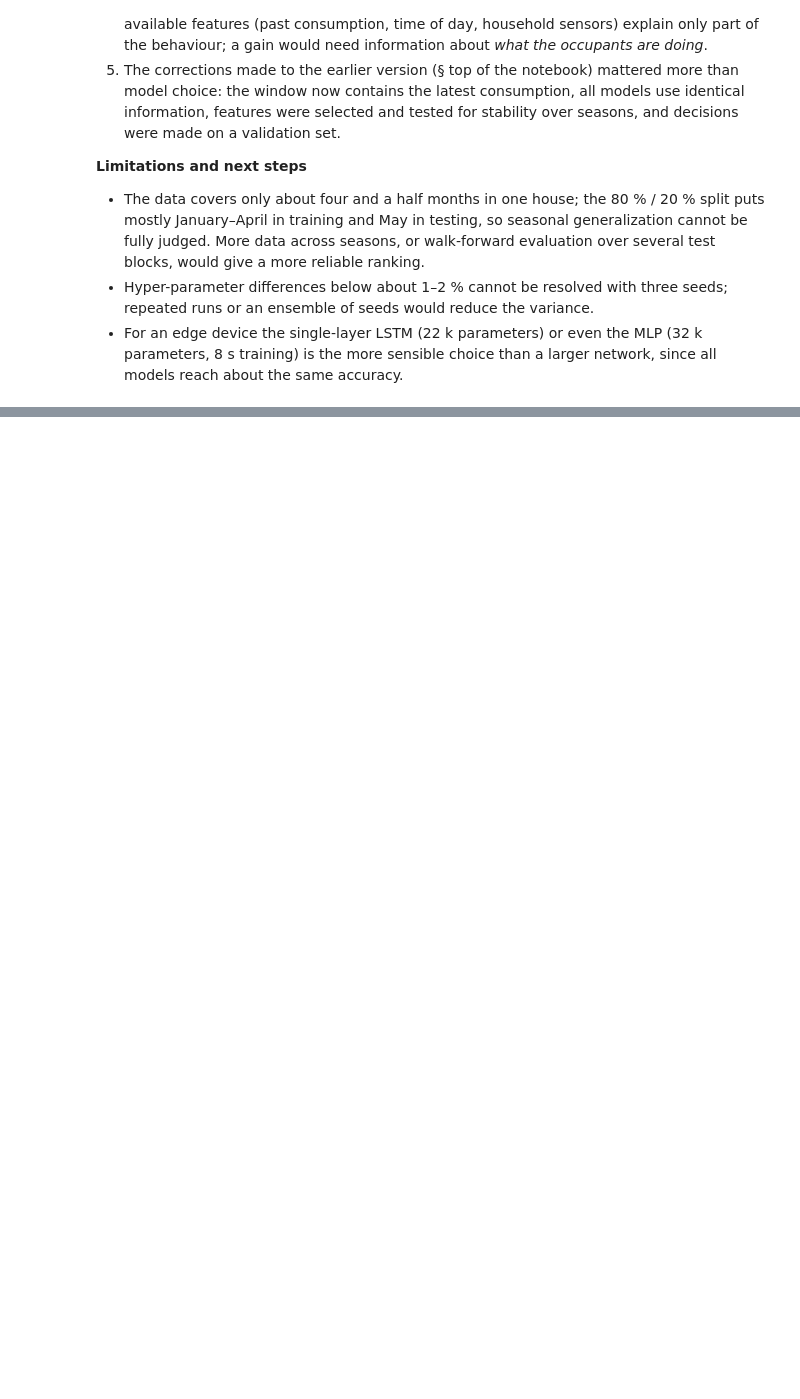
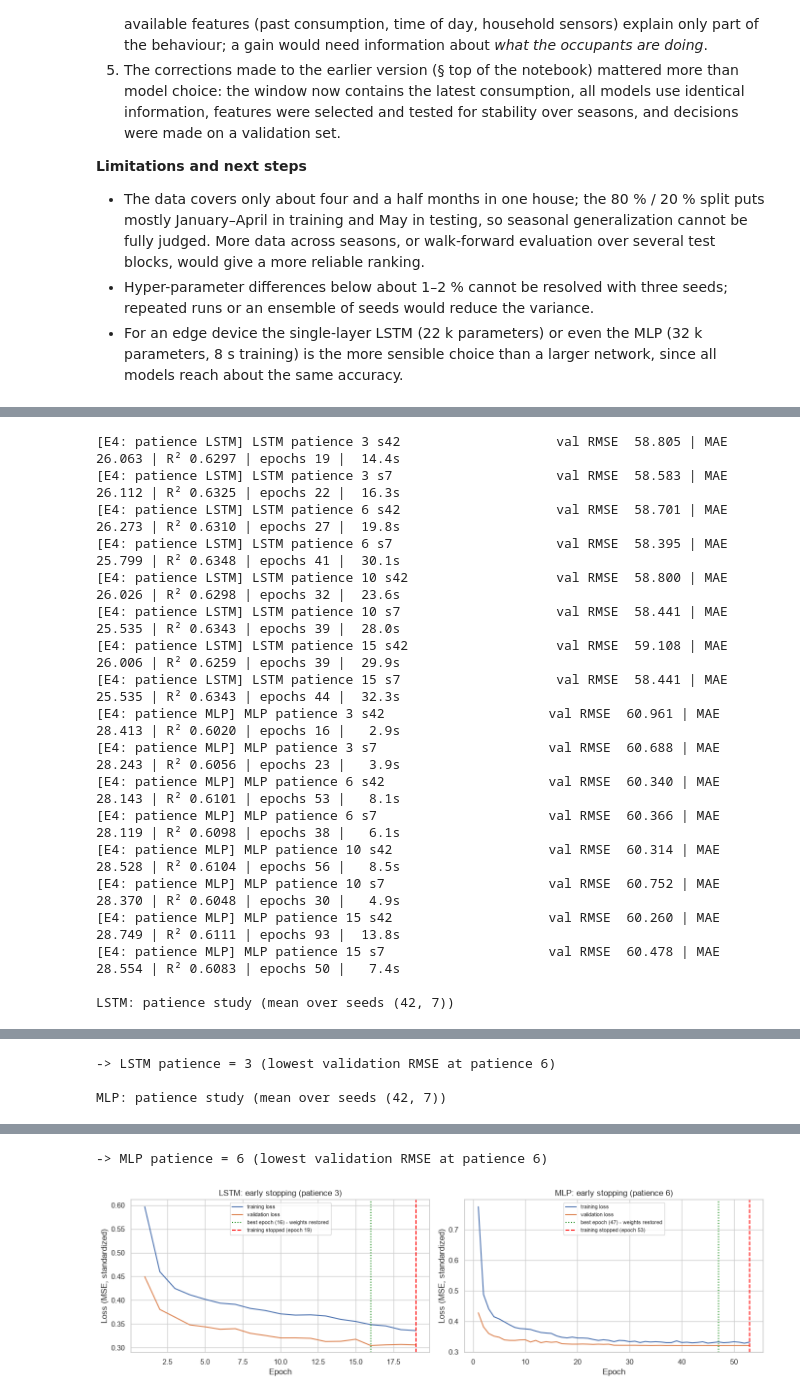
Before and after one commit to Dhanushka0626/Appliance-Energy-Prediction, a Jupyter notebook: Appliance_Energy_Prediction.ipynb, the cells around one changed output, grey strips where cells are left out. Cells and saved outputs as stored; diff of their text form; code cells hidden in the pictures; blank space fills up the shorter version.

```diff
--- a/Appliance_Energy_Prediction.ipynb
+++ b/Appliance_Energy_Prediction.ipynb
@@ -1641,0 +2052,58 @@ Saved: results/test_results.csv, results/validation_experiments.csv, results/bes
+# %%
+PATIENCES = [3, 6, 10, 15]
+patience_results = {}
+for family in FAMILIES:
+    rows = []
+    for pat in PATIENCES:
+        for seed in SWEEP_SEEDS:
+            r = run_experiment(f"E4: patience {family}", f"{family} patience {pat} s{seed}",
+                               {**tuned_cfg[family], "patience": pat, "max_epochs": EPOCH_CAP}, seed=seed)
+            rows.append({"patience": pat, "seed": seed, "RMSE": r["RMSE (Wh)"], "Epochs": r["Epochs"],
+                         "Best epoch": r["Best epoch"], "Time": r["Time (s)"]})
+    patience_results[family] = pd.DataFrame(rows)
+
+for family in FAMILIES:
+    summary = patience_results[family].groupby("patience").agg(**{"val RMSE (mean)": ("RMSE", "mean"), "val RMSE (std)": ("RMSE", "std"),
+                                                                "epochs used (mean)": ("Epochs", "mean"),
+                                                                "best epoch (mean)": ("Best epoch", "mean"), "time s (mean)": ("Time", "mean")})
+    print(f"\n{family}: patience study (mean over seeds {SWEEP_SEEDS})")
+    display(summary.round(3))
+    best_pat = summary["val RMSE (mean)"].idxmin()
+    # near-ties (within 0.5 %) -> the smaller patience (cheaper, less drift)
+    near = summary[summary["val RMSE (mean)"] <= summary["val RMSE (mean)"].min() * 1.005]
+    tuned_cfg[family]["patience"] = int(near.index.min())
+    tuned_cfg[family]["max_epochs"] = EPOCH_CAP
+    print(f"-> {family} patience = {tuned_cfg[family]['patience']} (lowest validation RMSE at patience {best_pat})")
+
+# Early-stopping in action: training/validation loss of one tuned run per family, with the stopping point marked
+fig, axes = plt.subplots(1, 2, figsize=(14, 4.2))
+for ax, family in zip(axes, FAMILIES):
+    name = f"{family} patience {tuned_cfg[family]['patience']} s{SWEEP_SEEDS[0]}"
+    h = trained[name]["history"]; best_epoch = int(np.argmin(h["val_loss"]) + 1)
+    ax.plot(range(1, len(h["loss"]) + 1), h["loss"], label="training loss")
+    ax.plot(range(1, len(h["val_loss"]) + 1), h["val_loss"], label="validation loss")
+    ax.axvline(best_epoch, color="green", linestyle=":", label=f"best epoch ({best_epoch}) - weights restored")
+    ax.axvline(len(h["loss"]), color="red", linestyle="--", label=f"training stopped (epoch {len(h['loss'])})")
+    ax.set(title=f"{family}: early stopping (patience {tuned_cfg[family]['patience']})", xlabel="Epoch", ylabel="Loss (MSE, standardized)")
+    ax.legend(fontsize=8)
+plt.tight_layout()
+plt.show()
+# %% [output]
+[E4: patience LSTM] LSTM patience 3 s42                    val RMSE  58.805 | MAE  26.063 | R² 0.6297 | epochs 19 |  14.4s
+[E4: patience LSTM] LSTM patience 3 s7                     val RMSE  58.583 | MAE  26.112 | R² 0.6325 | epochs 22 |  16.3s
+[E4: patience LSTM] LSTM patience 6 s42                    val RMSE  58.701 | MAE  26.273 | R² 0.6310 | epochs 27 |  19.8s
+[E4: patience LSTM] LSTM patience 6 s7                     val RMSE  58.395 | MAE  25.799 | R² 0.6348 | epochs 41 |  30.1s
+[E4: patience LSTM] LSTM patience 10 s42                   val RMSE  58.800 | MAE  26.026 | R² 0.6298 | epochs 32 |  23.6s
+[E4: patience LSTM] LSTM patience 10 s7                    val RMSE  58.441 | MAE  25.535 | R² 0.6343 | epochs 39 |  28.0s
+[E4: patience LSTM] LSTM patience 15 s42                   val RMSE  59.108 | MAE  26.006 | R² 0.6259 | epochs 39 |  29.9s
+[E4: patience LSTM] LSTM patience 15 s7                    val RMSE  58.441 | MAE  25.535 | R² 0.6343 | epochs 44 |  32.3s
+[E4: patience MLP] MLP patience 3 s42                     val RMSE  60.961 | MAE  28.413 | R² 0.6020 | epochs 16 |   2.9s
+[E4: patience MLP] MLP patience 3 s7                      val RMSE  60.688 | MAE  28.243 | R² 0.6056 | epochs 23 |   3.9s
+[E4: patience MLP] MLP patience 6 s42                     val RMSE  60.340 | MAE  28.143 | R² 0.6101 | epochs 53 |   8.1s
+[E4: patience MLP] MLP patience 6 s7                      val RMSE  60.366 | MAE  28.119 | R² 0.6098 | epochs 38 |   6.1s
+[E4: patience MLP] MLP patience 10 s42                    val RMSE  60.314 | MAE  28.528 | R² 0.6104 | epochs 56 |   8.5s
+[E4: patience MLP] MLP patience 10 s7                     val RMSE  60.752 | MAE  28.370 | R² 0.6048 | epochs 30 |   4.9s
+[E4: patience MLP] MLP patience 15 s42                    val RMSE  60.260 | MAE  28.749 | R² 0.6111 | epochs 93 |  13.8s
+[E4: patience MLP] MLP patience 15 s7                     val RMSE  60.478 | MAE  28.554 | R² 0.6083 | epochs 50 |   7.4s
+
+LSTM: patience study (mean over seeds (42, 7))
@@ -1641,0 +2116,3 @@ Saved: results/test_results.csv, results/validation_experiments.csv, results/bes
+-> LSTM patience = 3 (lowest validation RMSE at patience 6)
+
+MLP: patience study (mean over seeds (42, 7))
@@ -1641,0 +2125,2 @@ Saved: results/test_results.csv, results/validation_experiments.csv, results/bes
+-> MLP patience = 6 (lowest validation RMSE at patience 6)
+[figure, added]
```
Also changed, not shown: parts of 30 cells of this notebook.
